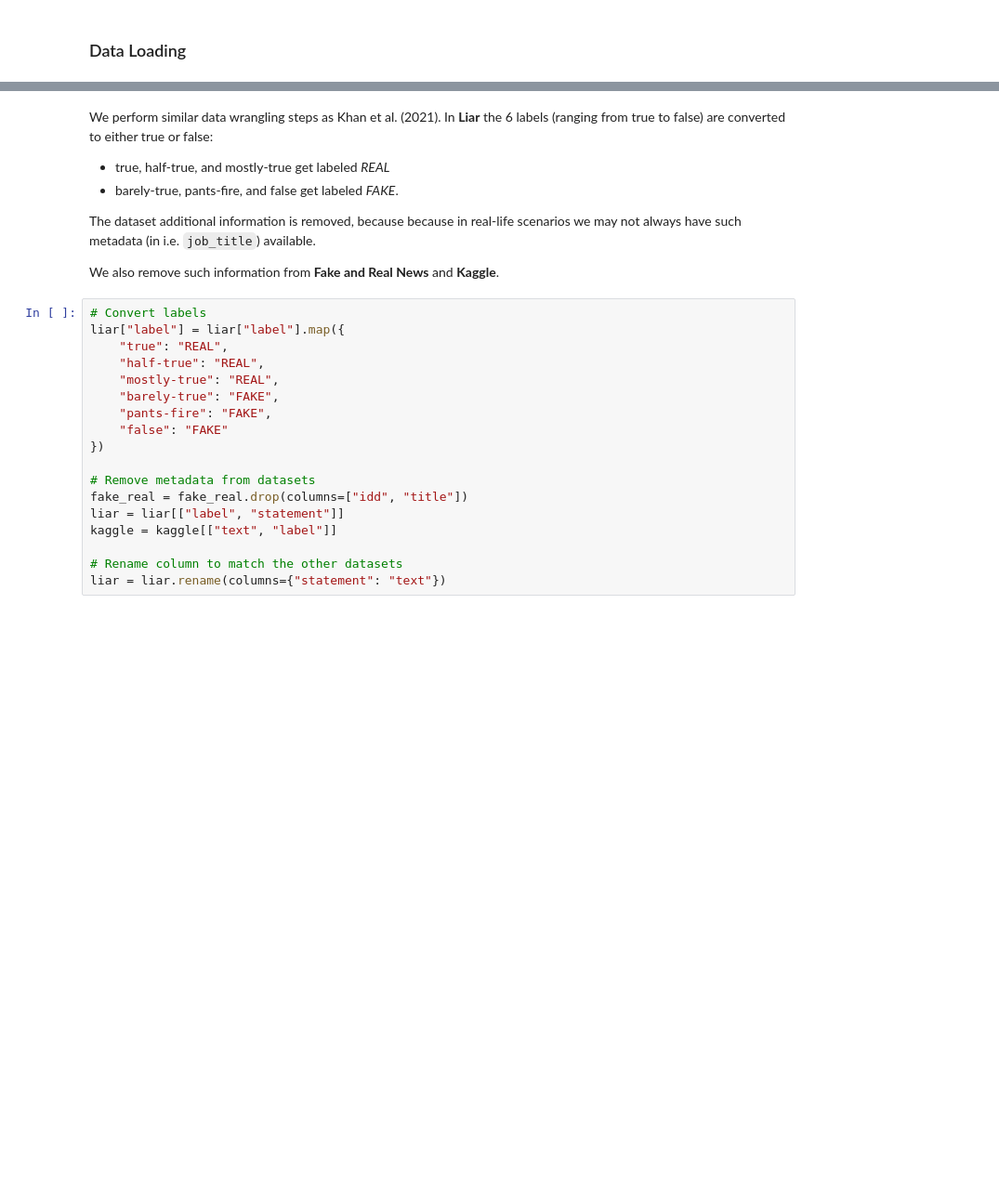
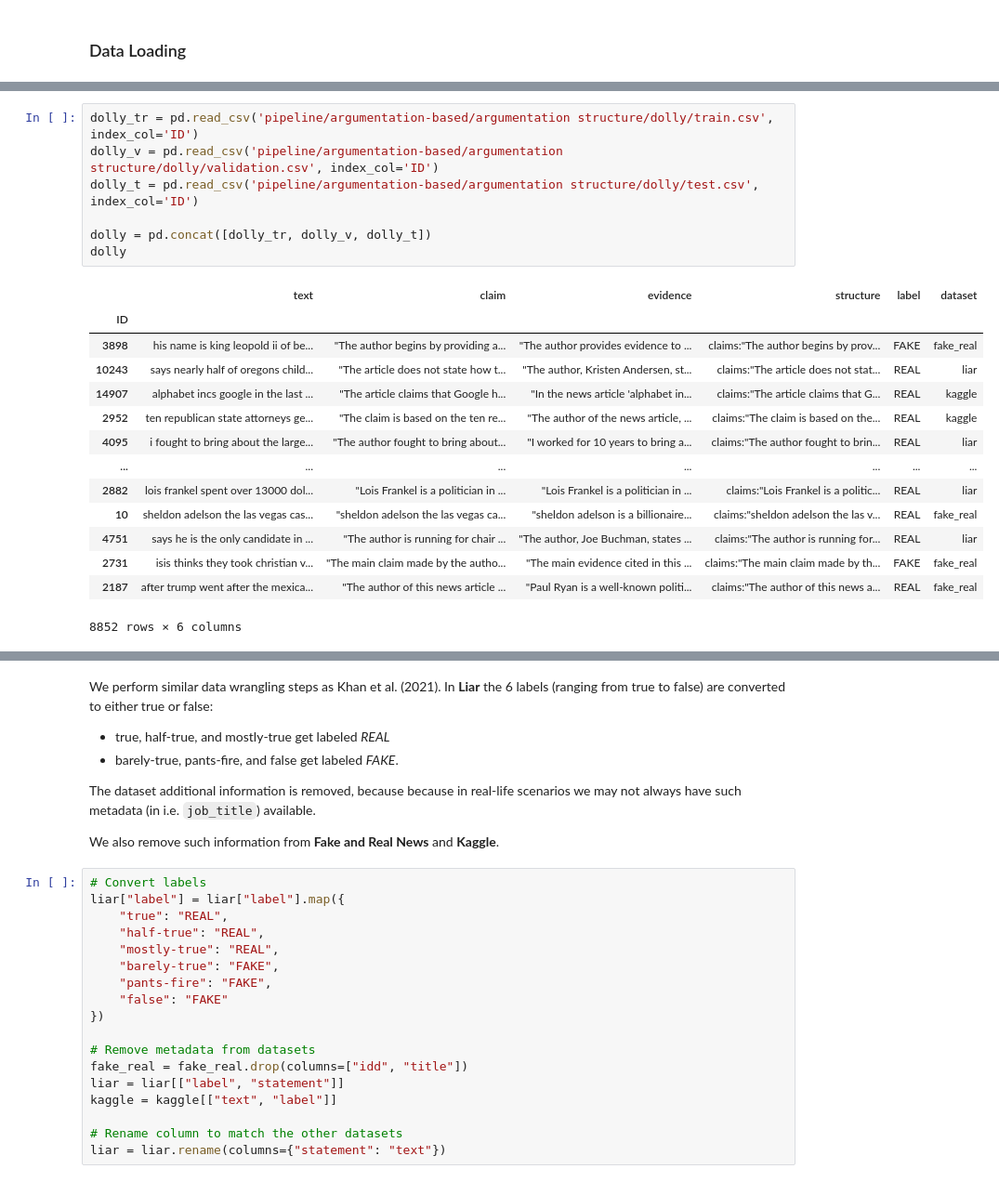
Before and after one commit to himayla/fake_news, a Jupyter notebook: eda.ipynb, the cells around one changed output, grey strips where cells are left out. Shown: that part at 93% size. Cells and saved outputs as stored; diff of their text form; blank space fills up the shorter version.

```diff
--- a/eda.ipynb
+++ b/eda.ipynb
@@ -63,0 +89,22 @@ kaggle = pd.concat([df_real, df_fake], ignore_index=True)
+# %%
+dolly_tr = pd.read_csv('pipeline/argumentation-based/argumentation structure/dolly/train.csv', index_col='ID')
+dolly_v = pd.read_csv('pipeline/argumentation-based/argumentation structure/dolly/validation.csv', index_col='ID')
+dolly_t = pd.read_csv('pipeline/argumentation-based/argumentation structure/dolly/test.csv', index_col='ID')
+
+dolly = pd.concat([dolly_tr, dolly_v, dolly_t])
+dolly
+# %% [output]
+|  | text | claim | evidence | structure | label | dataset |
+| ID |  |  |  |  |  |  |
+| 3898 | his name is king leopold ii of be... | "The author begins by providing a... | "The author provides evidence to ... | claims:"The author begins by prov... | FAKE | fake_real |
+| 10243 | says nearly half of oregons child... | "The article does not state how t... | "The author, Kristen Andersen, st... | claims:"The article does not stat... | REAL | liar |
+| 14907 | alphabet incs google in the last ... | "The article claims that Google h... | "In the news article 'alphabet in... | claims:"The article claims that G... | REAL | kaggle |
+| 2952 | ten republican state attorneys ge... | "The claim is based on the ten re... | "The author of the news article, ... | claims:"The claim is based on the... | REAL | kaggle |
+| 4095 | i fought to bring about the large... | "The author fought to bring about... | "I worked for 10 years to bring a... | claims:"The author fought to brin... | REAL | liar |
+| ... | ... | ... | ... | ... | ... | ... |
+| 2882 | lois frankel spent over 13000 dol... | "Lois Frankel is a politician in ... | "Lois Frankel is a politician in ... | claims:"Lois Frankel is a politic... | REAL | liar |
+| 10 | sheldon adelson the las vegas cas... | "sheldon adelson the las vegas ca... | "sheldon adelson is a billionaire... | claims:"sheldon adelson the las v... | REAL | fake_real |
+| 4751 | says he is the only candidate in ... | "The author is running for chair ... | "The author, Joe Buchman, states ... | claims:"The author is running for... | REAL | liar |
+| 2731 | isis thinks they took christian v... | "The main claim made by the autho... | "The main evidence cited in this ... | claims:"The main claim made by th... | FAKE | fake_real |
+| 2187 | after trump went after the mexica... | "The author of this news article ... | "Paul Ryan is a well-known politi... | claims:"The author of this news a... | REAL | fake_real |
+8852 rows × 6 columns
```
Also changed, not shown: parts of 10 cells of this notebook, 10 other files.
